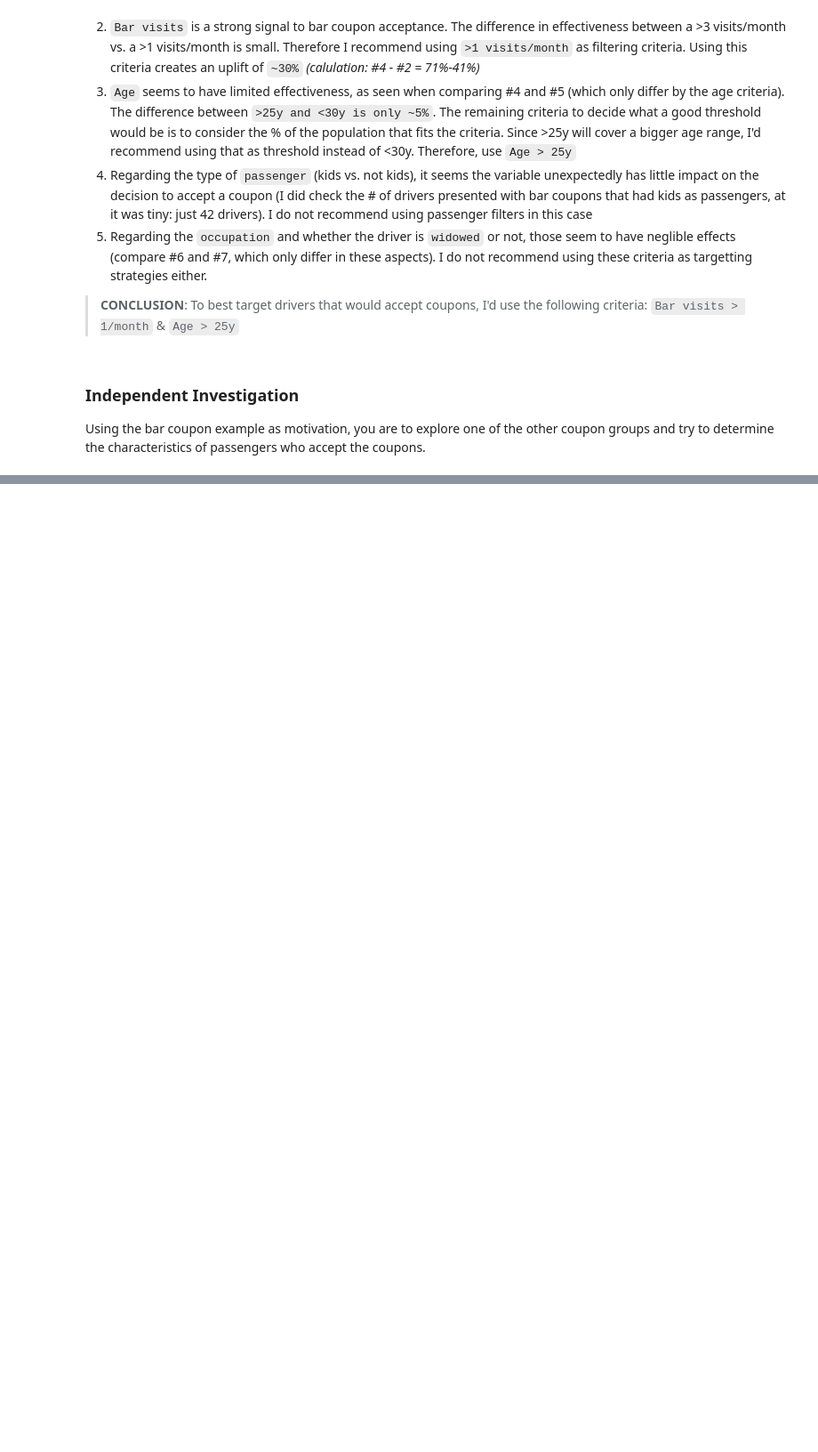
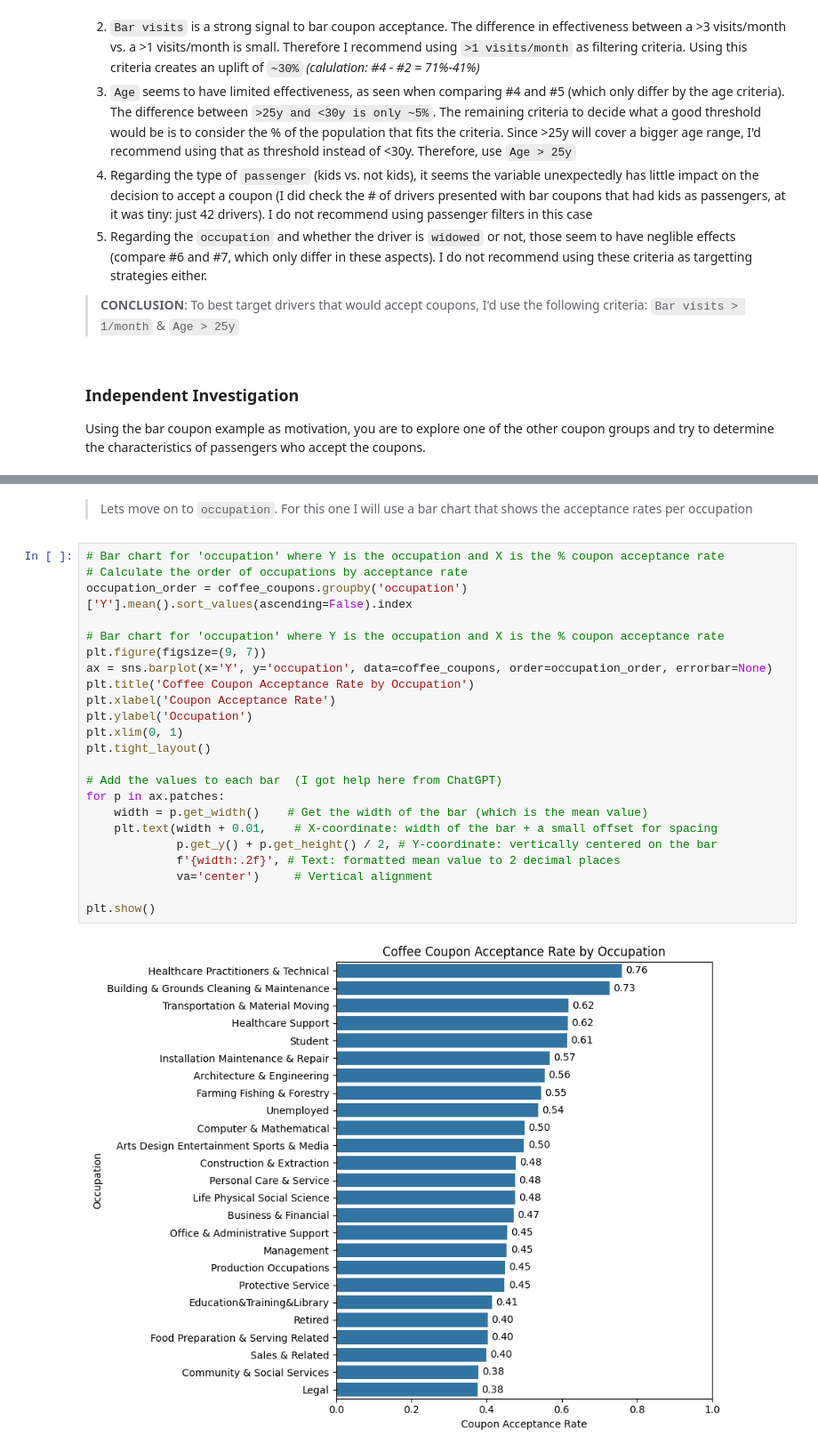
Before and after one commit to jojasan/berkeley-ai-hw5, a Jupyter notebook: prompt.ipynb, the cells around one changed output, grey strips where cells are left out. Shown at 89% size. Drawn from its saved outputs; the diff is of its cells as text; blank space fills up the shorter version.

```diff
--- a/prompt.ipynb
+++ b/prompt.ipynb
@@ -730,0 +722,27 @@ plt.show()
+# %% [markdown]
+> Lets move on to `occupation`. For this one I will use a bar chart that shows the acceptance rates per occupation
+# %%
+# Bar chart for 'occupation' where Y is the occupation and X is the % coupon acceptance rate
+# Calculate the order of occupations by acceptance rate
+occupation_order = coffee_coupons.groupby('occupation')['Y'].mean().sort_values(ascending=False).index
+
+# Bar chart for 'occupation' where Y is the occupation and X is the % coupon acceptance rate
+plt.figure(figsize=(9, 7))
+ax = sns.barplot(x='Y', y='occupation', data=coffee_coupons, order=occupation_order, errorbar=None)
+plt.title('Coffee Coupon Acceptance Rate by Occupation')
+plt.xlabel('Coupon Acceptance Rate')
+plt.ylabel('Occupation')
+plt.xlim(0, 1)
+plt.tight_layout()
+
+# Add the values to each bar  (I got help here from ChatGPT)
+for p in ax.patches:
+    width = p.get_width()    # Get the width of the bar (which is the mean value)
+    plt.text(width + 0.01,    # X-coordinate: width of the bar + a small offset for spacing
+             p.get_y() + p.get_height() / 2, # Y-coordinate: vertically centered on the bar
+             f'{width:.2f}', # Text: formatted mean value to 2 decimal places
+             va='center')     # Vertical alignment
+
+plt.show()
+# %% [output]
+[figure, added]
```
Also changed, not shown: parts of 25 cells of this notebook.
